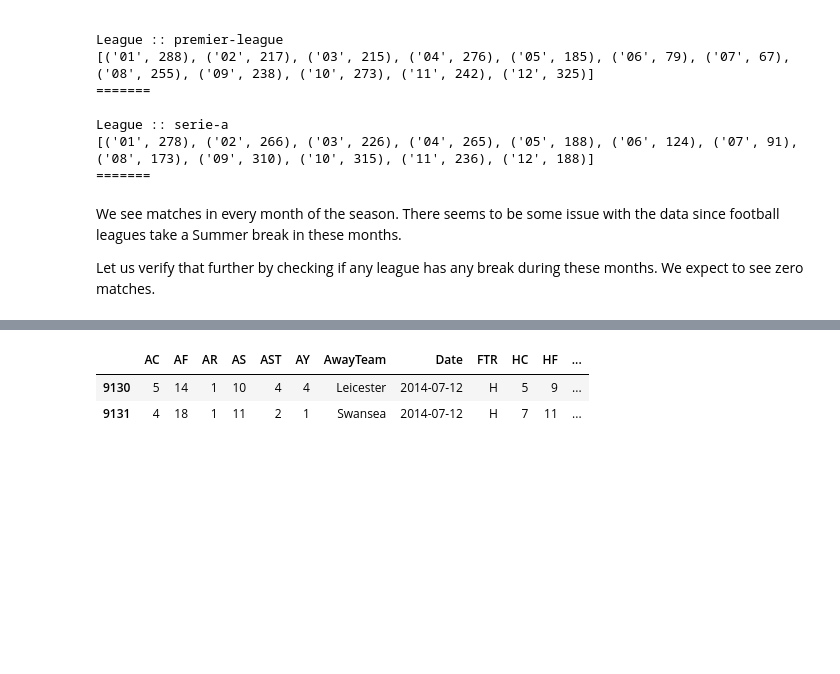
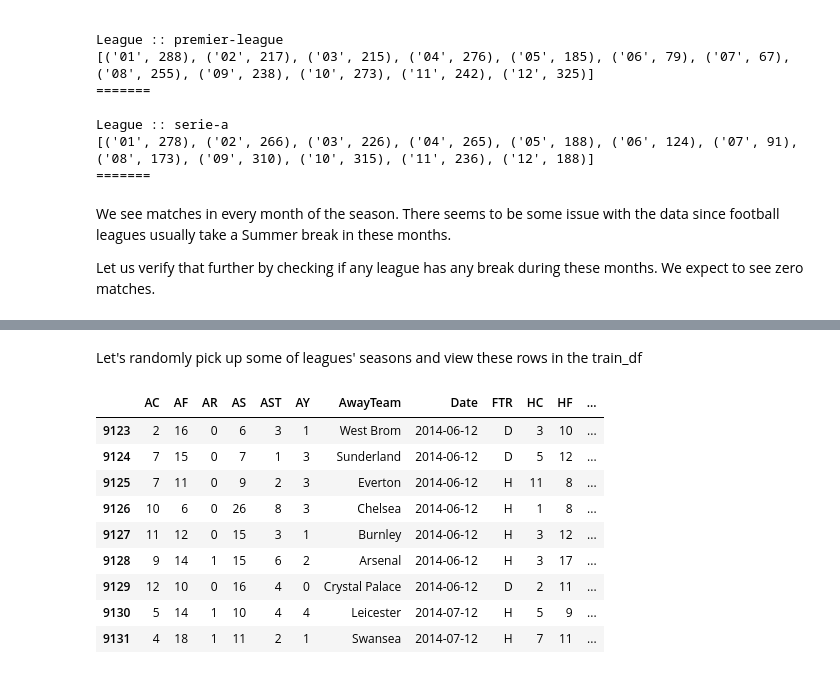
Before and after one commit to vipulnj/football-ftr-prediction, a Jupyter notebook: 1_analysis.ipynb, the cells around one changed output, grey strips where cells are left out. Cells and saved outputs as stored; diff of their text form; code cells hidden in the pictures; blank space fills up the shorter version.

Commit message:
Highlight mismatch between train_df and external data

```diff
--- a/1_analysis.ipynb
+++ b/1_analysis.ipynb
@@ -388,7 +386,7 @@ League :: serie-a
 [('01', 278), ('02', 266), ('03', 226), ('04', 265), ('05', 188), ('06', 124), ('07', 91), ('08', 173), ('09', 310), ('10', 315), ('11', 236), ('12', 188)]
 =======
 # %% [markdown]
-We see matches in every month of the season. There seems to be some issue with the data since football leagues take a Summer break in these months.
+We see matches in every month of the season. There seems to be some issue with the data since football leagues usually take a Summer break in these months.
 
 Let us verify that further by checking if any league has any break during these months. We expect to see zero matches.
 # %%
@@ -422,11 +420,19 @@ League :: 2017 serie-a
 [('06', 2), ('07', 11)]
 =======
 ******************************
+# %% [markdown]
+Let's randomly pick up some of leagues' seasons and view these rows in the train_df
 # %%
-# let us list some Premier League matches in July 2014
-
-train_df[(train_df["league"] == "premier-league") & (train_df["Date"].dt.year == 2014) & (train_df["Date"].dt.month == 7)]
+# Premier League matches in June and July 2014
+train_df[(train_df["league"] == "premier-league") & (train_df["Date"].dt.year == 2014) & ((train_df["Date"].dt.month == 6) | (train_df["Date"].dt.month == 7))]
 # %% [output]
 |  | AC | AF | AR | AS | AST | AY | AwayTeam | Date | FTR | HC | HF | ... |
+| 9123 | 2 | 16 | 0 | 6 | 3 | 1 | West Brom | 2014-06-12 | D | 3 | 10 | ... |
+| 9124 | 7 | 15 | 0 | 7 | 1 | 3 | Sunderland | 2014-06-12 | D | 5 | 12 | ... |
+| 9125 | 7 | 11 | 0 | 9 | 2 | 3 | Everton | 2014-06-12 | H | 11 | 8 | ... |
+| 9126 | 10 | 6 | 0 | 26 | 8 | 3 | Chelsea | 2014-06-12 | H | 1 | 8 | ... |
+| 9127 | 11 | 12 | 0 | 15 | 3 | 1 | Burnley | 2014-06-12 | H | 3 | 12 | ... |
+| 9128 | 9 | 14 | 1 | 15 | 6 | 2 | Arsenal | 2014-06-12 | H | 3 | 17 | ... |
+| 9129 | 12 | 10 | 0 | 16 | 4 | 0 | Crystal Palace | 2014-06-12 | D | 2 | 11 | ... |
 | 9130 | 5 | 14 | 1 | 10 | 4 | 4 | Leicester | 2014-07-12 | H | 5 | 9 | ... |
 | 9131 | 4 | 18 | 1 | 11 | 2 | 1 | Swansea | 2014-07-12 | H | 7 | 11 | ... |
```
Also changed, not shown: parts of 12 cells of this notebook.
